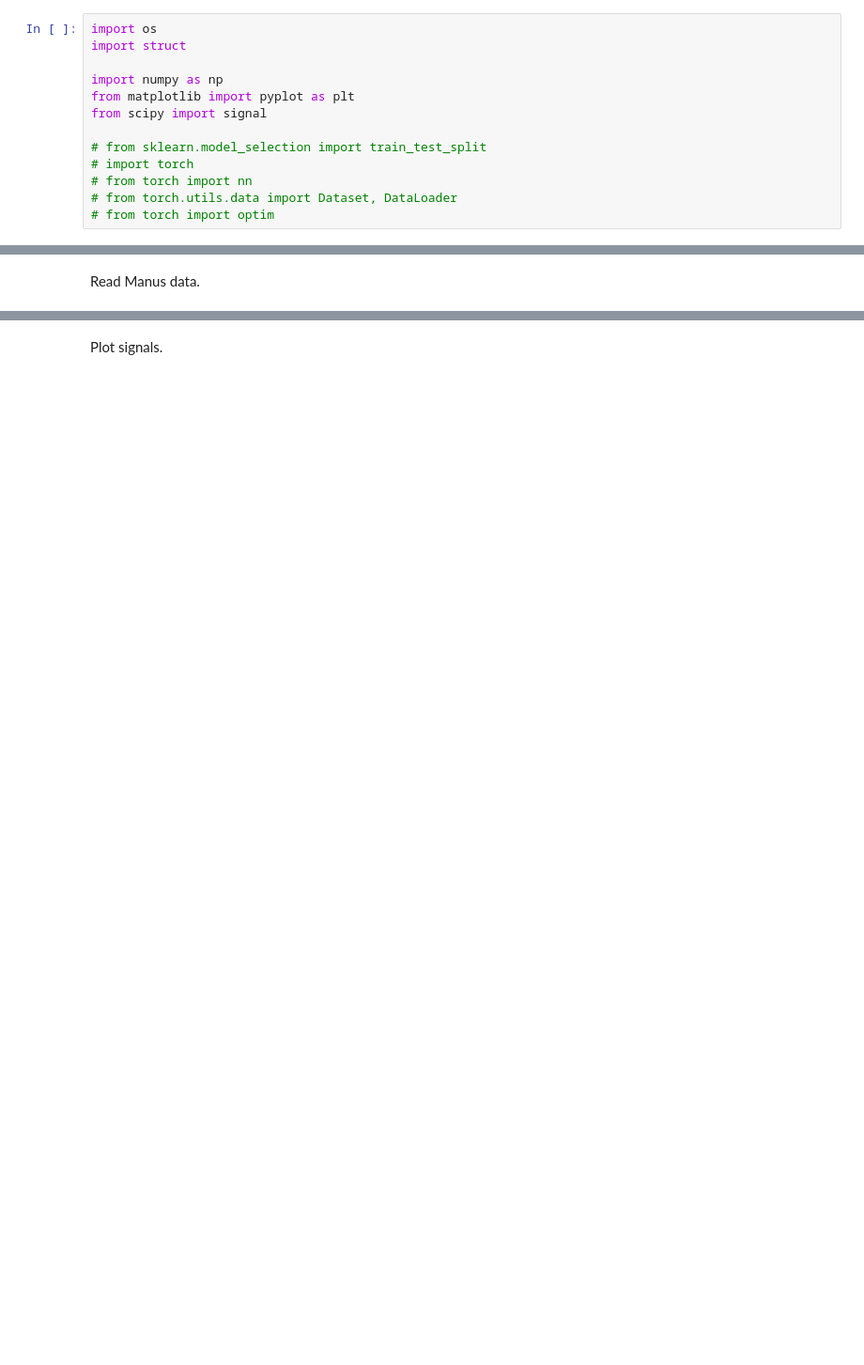
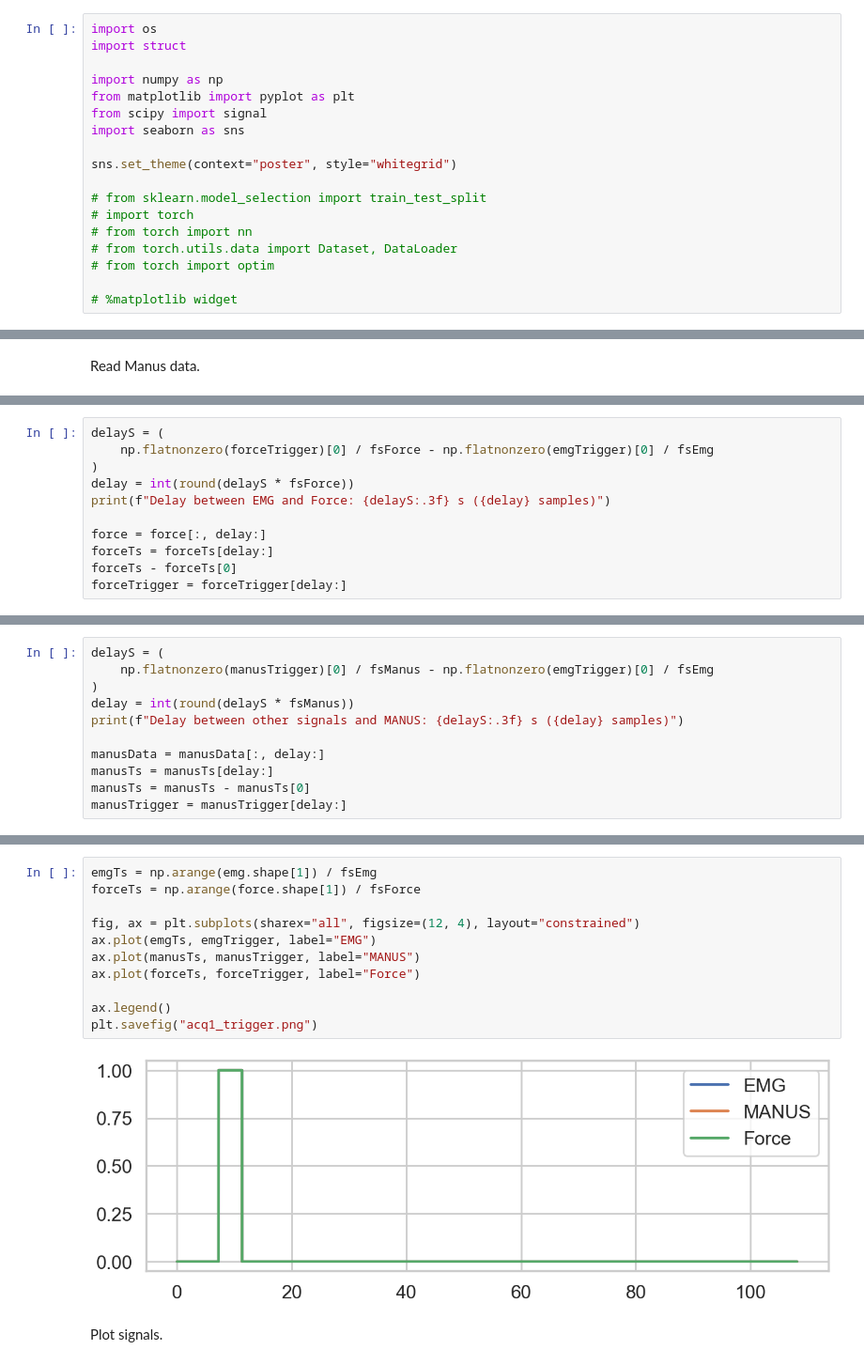
Before and after one commit to pulp-bio/biogui, a Jupyter notebook: scratch.ipynb, the cells around one changed output, grey strips where cells are left out. Shown at 94% size. Saved outputs shown, nothing was run; the diff lists cells and outputs as text; blank space fills up the shorter version.

Commit message:
Better script for force data

```diff
--- a/scratch.ipynb
+++ b/scratch.ipynb
@@ -5,12 +5,17 @@ import struct
 import numpy as np
 from matplotlib import pyplot as plt
 from scipy import signal
+import seaborn as sns
+
+sns.set_theme(context="poster", style="whitegrid")
 
 # from sklearn.model_selection import train_test_split
 # import torch
 # from torch import nn
 # from torch.utils.data import Dataset, DataLoader
 # from torch import optim
+
+# %matplotlib widget
 # %% [markdown]
 Read EMG data.
 # %%
@@ -87,0 +101,11 @@ Filter the EMG data.
+# %%
+delayS = (
+    np.flatnonzero(forceTrigger)[0] / fsForce - np.flatnonzero(emgTrigger)[0] / fsEmg
+)
+delay = int(round(delayS * fsForce))
+print(f"Delay between EMG and Force: {delayS:.3f} s ({delay} samples)")
+
+force = force[:, delay:]
+forceTs = forceTs[delay:]
+forceTs - forceTs[0]
+forceTrigger = forceTrigger[delay:]
@@ -87,0 +116,11 @@ Filter the EMG data.
+# %%
+delayS = (
+    np.flatnonzero(manusTrigger)[0] / fsManus - np.flatnonzero(emgTrigger)[0] / fsEmg
+)
+delay = int(round(delayS * fsManus))
+print(f"Delay between other signals and MANUS: {delayS:.3f} s ({delay} samples)")
+
+manusData = manusData[:, delay:]
+manusTs = manusTs[delay:]
+manusTs = manusTs - manusTs[0]
+manusTrigger = manusTrigger[delay:]
@@ -88,2 +131,15 @@ Filter the EMG data.
+# %%
+emgTs = np.arange(emg.shape[1]) / fsEmg
+forceTs = np.arange(force.shape[1]) / fsForce
+
+fig, ax = plt.subplots(sharex="all", figsize=(12, 4), layout="constrained")
+ax.plot(emgTs, emgTrigger, label="EMG")
+ax.plot(manusTs, manusTrigger, label="MANUS")
+ax.plot(forceTs, forceTrigger, label="Force")
+
+ax.legend()
+plt.savefig("acq1_trigger.png")
+# %% [output]
+[figure, added]
 # %% [markdown]
 Plot signals.
```
Also changed, not shown: parts of 19 cells of this notebook, 4 other files.
